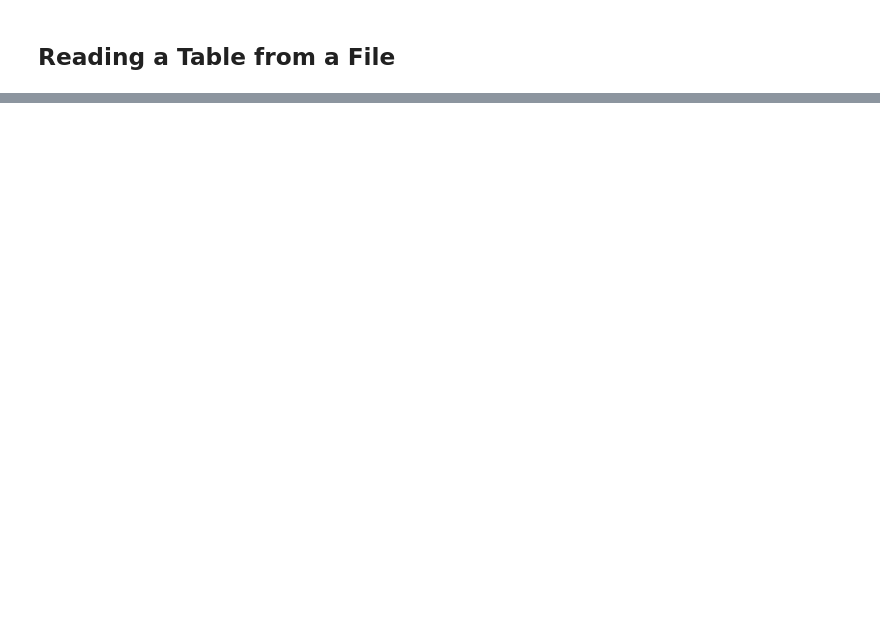
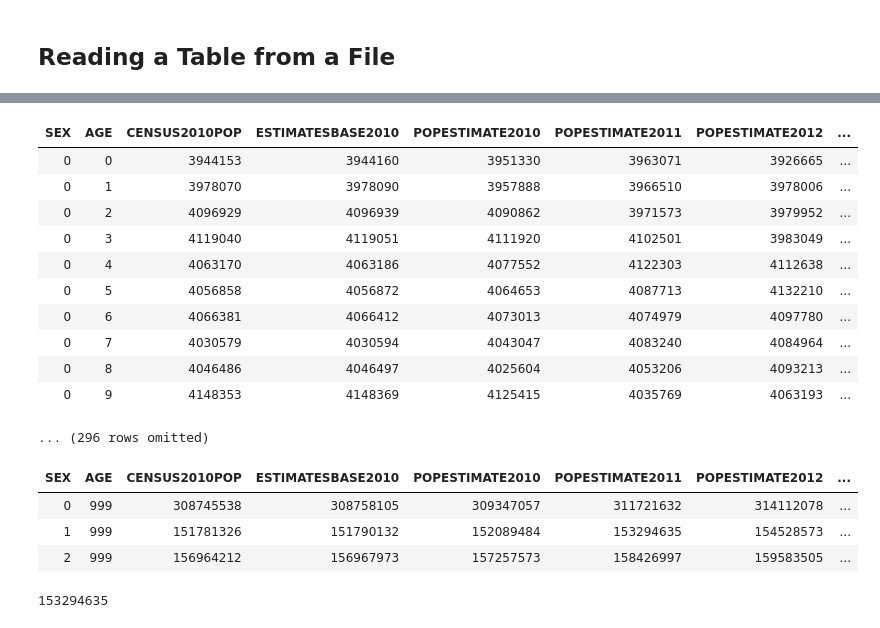
Before and after one commit to AUP-CS2065/lecture, a Jupyter notebook: lec03.ipynb, the cells around one changed output, grey strips where cells are left out. Cells and saved outputs as stored; diff of their text form; code cells hidden in the pictures; blank space fills up the shorter version.

```diff
--- a/lec03.ipynb
+++ b/lec03.ipynb
@@ -127,0 +312,27 @@ du_bois.column('FOOD')
+# %%
+census = Table.read_table('nc-est2014-agesex-res.csv')
+census
+# %% [output]
+| SEX | AGE | CENSUS2010POP | ESTIMATESBASE2010 | POPESTIMATE2010 | POPESTIMATE2011 | POPESTIMATE2012 | ... |
+| 0 | 0 | 3944153 | 3944160 | 3951330 | 3963071 | 3926665 | ... |
+| 0 | 1 | 3978070 | 3978090 | 3957888 | 3966510 | 3978006 | ... |
+| 0 | 2 | 4096929 | 4096939 | 4090862 | 3971573 | 3979952 | ... |
+| 0 | 3 | 4119040 | 4119051 | 4111920 | 4102501 | 3983049 | ... |
+| 0 | 4 | 4063170 | 4063186 | 4077552 | 4122303 | 4112638 | ... |
+| 0 | 5 | 4056858 | 4056872 | 4064653 | 4087713 | 4132210 | ... |
+| 0 | 6 | 4066381 | 4066412 | 4073013 | 4074979 | 4097780 | ... |
+| 0 | 7 | 4030579 | 4030594 | 4043047 | 4083240 | 4084964 | ... |
+| 0 | 8 | 4046486 | 4046497 | 4025604 | 4053206 | 4093213 | ... |
+| 0 | 9 | 4148353 | 4148369 | 4125415 | 4035769 | 4063193 | ... |
+... (296 rows omitted)
+# %%
+census.where('AGE',999)
+# %% [output]
+| SEX | AGE | CENSUS2010POP | ESTIMATESBASE2010 | POPESTIMATE2010 | POPESTIMATE2011 | POPESTIMATE2012 | ... |
+| 0 | 999 | 308745538 | 308758105 | 309347057 | 311721632 | 314112078 | ... |
+| 1 | 999 | 151781326 | 151790132 | 152089484 | 153294635 | 154528573 | ... |
+| 2 | 999 | 156964212 | 156967973 | 157257573 | 158426997 | 159583505 | ... |
+# %%
+census.where('AGE',999).column(5).item(1)
+# %% [output]
+153294635
```
Also changed, not shown: parts of 47 cells of this notebook, 1 other file.
